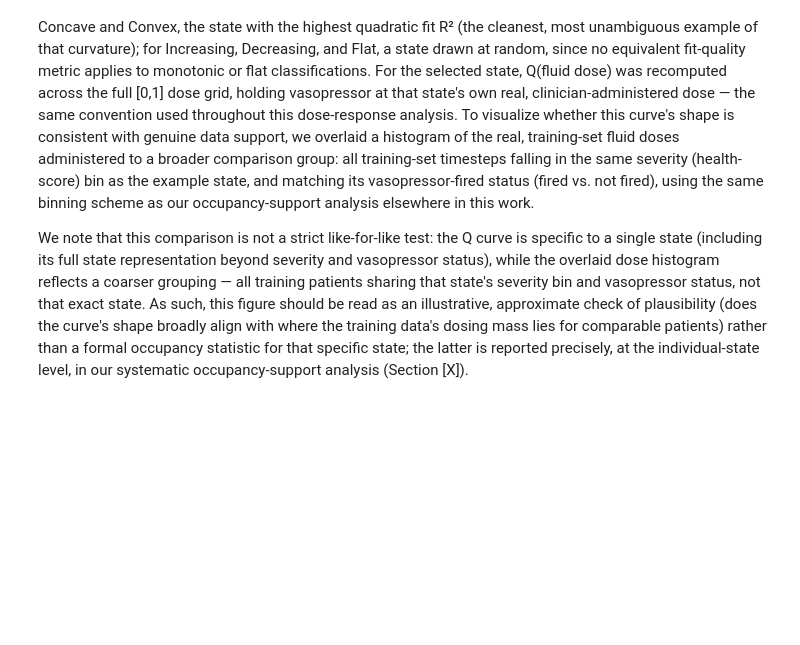
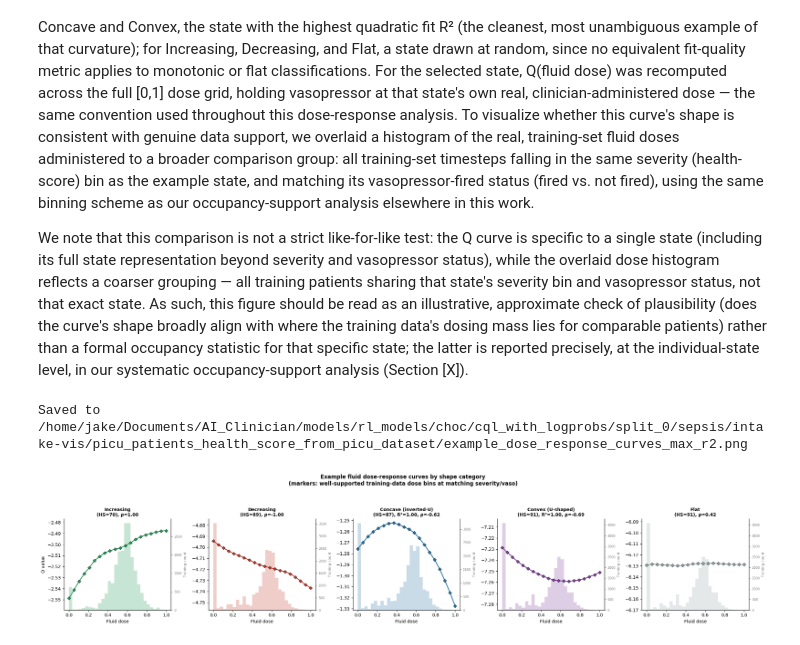
Before and after one commit to jakeormond/ai_clinician_pediatric_rl, a Jupyter notebook: src/rl/evaluate_cql_final_seeds.ipynb, the cells around one changed output. Cells and saved outputs as stored; diff of their text form; code cells hidden in the pictures; blank space fills up the shorter version.

Commit message:
working on dose response shapes

```diff
--- a/src/rl/evaluate_cql_final_seeds.ipynb
+++ b/src/rl/evaluate_cql_final_seeds.ipynb
@@ -624,3 +624,16 @@ Methodology (for above figure)
 For each of the five dose-response shape categories, we selected one representative test-set state — for Concave and Convex, the state with the highest quadratic fit R² (the cleanest, most unambiguous example of that curvature); for Increasing, Decreasing, and Flat, a state drawn at random, since no equivalent fit-quality metric applies to monotonic or flat classifications. For the selected state, Q(fluid dose) was recomputed across the full [0,1] dose grid, holding vasopressor at that state's own real, clinician-administered dose — the same convention used throughout this dose-response analysis. To visualize whether this curve's shape is consistent with genuine data support, we overlaid a histogram of the real, training-set fluid doses administered to a broader comparison group: all training-set timesteps falling in the same severity (health-score) bin as the example state, and matching its vasopressor-fired status (fired vs. not fired), using the same binning scheme as our occupancy-support analysis elsewhere in this work.
 
 We note that this comparison is not a strict like-for-like test: the Q curve is specific to a single state (including its full state representation beyond severity and vasopressor status), while the overlaid dose histogram reflects a coarser grouping — all training patients sharing that state's severity bin and vasopressor status, not that exact state. As such, this figure should be read as an illustrative, approximate check of plausibility (does the curve's shape broadly align with where the training data's dosing mass lies for comparable patients) rather than a formal occupancy statistic for that specific state; the latter is reported precisely, at the individual-state level, in our systematic occupancy-support analysis (Section [X]).
+# %%
+fig_max = shape_overlap.plot_example_dose_response_curves(
+    cql_health_score_fixed_alpha_models[0],
+    processors['test'], clinician_actions_test,
+    per_seed_data, 0,
+    training_actions, training_health_score,
+    r2_selection="max", rho_selection="max",
+    save_path=os.path.join(cql_model_dir, "example_dose_response_curves_max_r2.png"),
+)
+fig_max
+# %% [output]
+Saved to /home/jake/Documents/AI_Clinician/models/rl_models/choc/cql_with_logprobs/split_0/sepsis/intake-vis/picu_patients_health_score_from_picu_dataset/example_dose_response_curves_max_r2.png
+[figure, added]
```
Also changed, not shown: parts of 1 cell of this notebook, 1 other file.
